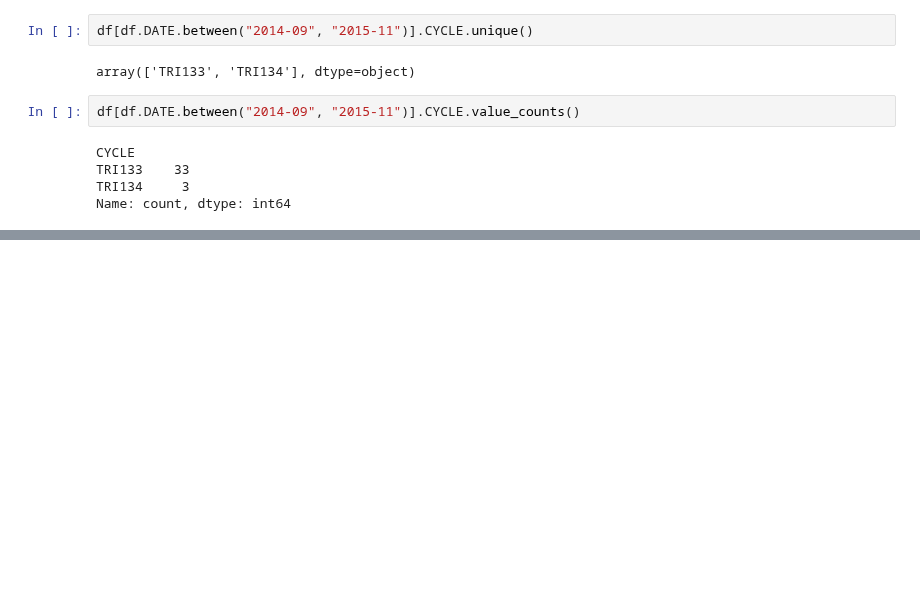
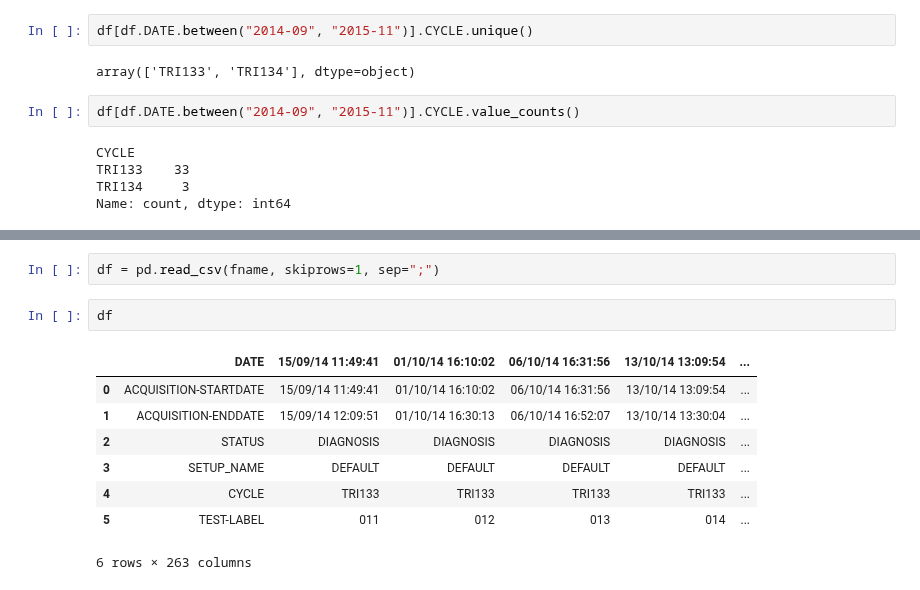
Before and after one commit to oh-ce-cours/pya_cv_septembre_2023, a Jupyter notebook: tape_en_cours/Jour 3 - bonus CSV.ipynb, the cells around one changed output, grey strips where cells are left out. Saved outputs shown, nothing was run; the diff lists cells and outputs as text; blank space fills up the shorter version.

```diff
--- a/tape_en_cours/Jour 3 - bonus CSV.ipynb
+++ b/tape_en_cours/Jour 3 - bonus CSV.ipynb
@@ -130,0 +134,13 @@ df[df.DATE.between("2014-09", "2015-11")].CYCLE.value_counts().plot(kind="pie")
+# %%
+df = pd.read_csv(fname, skiprows=1, sep=";")
+# %%
+df
+# %% [output]
+|  | DATE | 15/09/14 11:49:41 | 01/10/14 16:10:02 | 06/10/14 16:31:56 | 13/10/14 13:09:54 | ... |
+| 0 | ACQUISITION-STARTDATE | 15/09/14 11:49:41 | 01/10/14 16:10:02 | 06/10/14 16:31:56 | 13/10/14 13:09:54 | ... |
+| 1 | ACQUISITION-ENDDATE | 15/09/14 12:09:51 | 01/10/14 16:30:13 | 06/10/14 16:52:07 | 13/10/14 13:30:04 | ... |
+| 2 | STATUS | DIAGNOSIS | DIAGNOSIS | DIAGNOSIS | DIAGNOSIS | ... |
+| 3 | SETUP_NAME | DEFAULT | DEFAULT | DEFAULT | DEFAULT | ... |
+| 4 | CYCLE | TRI133 | TRI133 | TRI133 | TRI133 | ... |
+| 5 | TEST-LABEL | 011 | 012 | 013 | 014 | ... |
+6 rows × 263 columns
```
Also changed, not shown: parts of 2 cells of this notebook.
